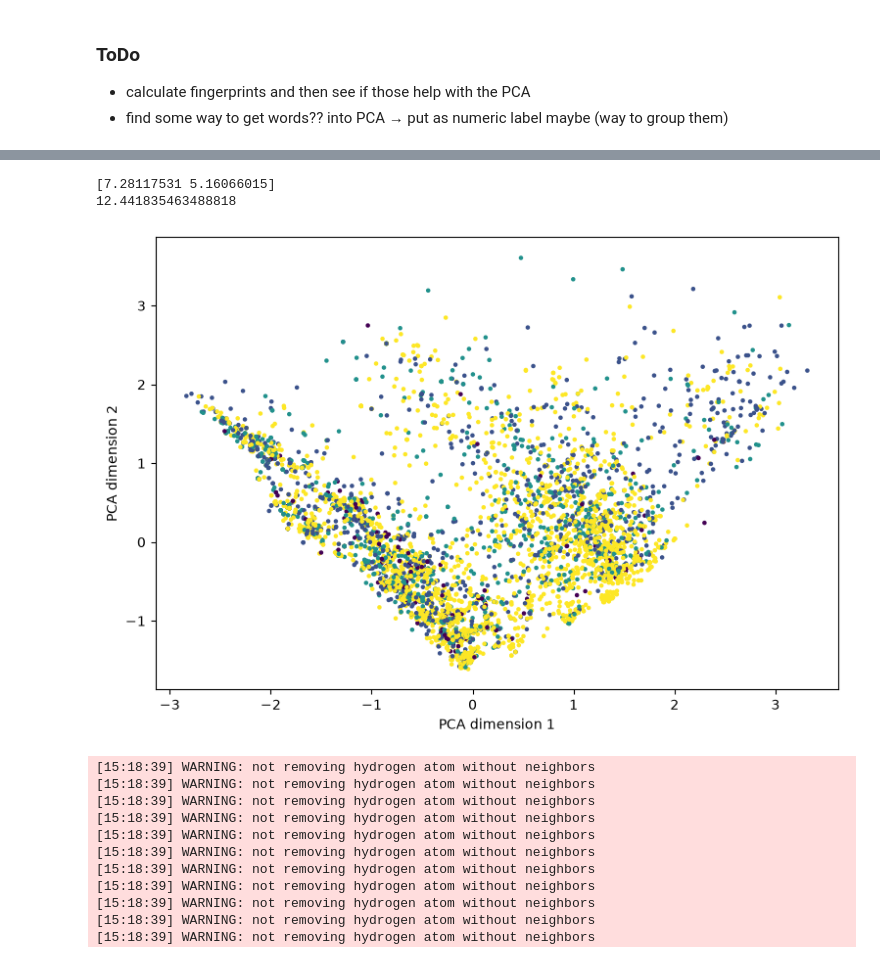
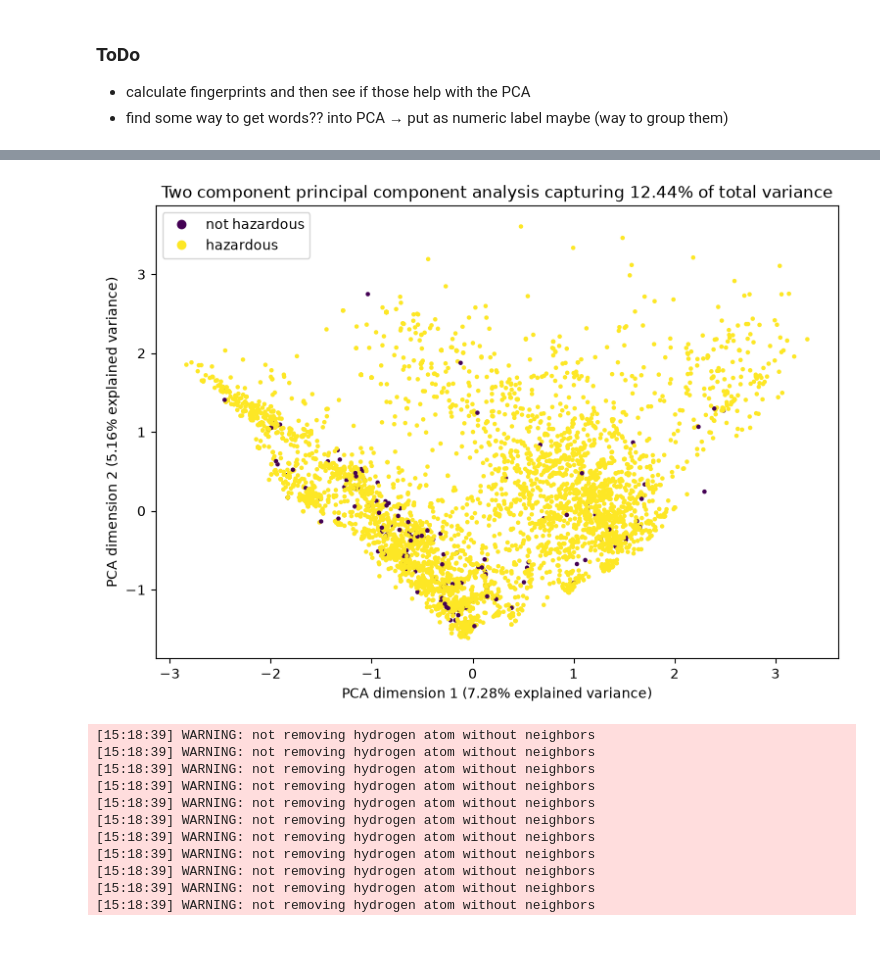
Before and after one commit to ameliehuebner/plastchem-project, a Jupyter notebook: analysis/visual.ipynb, the cells around one changed output, grey strips where cells are left out. Cells and saved outputs as stored; diff of their text form; code cells hidden in the pictures.

Commit message:
analysis update

```diff
--- a/analysis/visual.ipynb
+++ b/analysis/visual.ipynb
@@ -87,31 +85,31 @@ Name: count, dtype: int64
 # %%
 # cluster data on all information → extract feature vectures by PCA
 # some of the data is discrete, other continous → what do i do
 
 # fv, explained = extract_feature_vecs(plast_chem, n=2, [('Properties_molecular_weight'), ('Properties_exact_mass'), ('Properties_monoisotopic_mass'),
 #                                    ('Properties_tpsa'), ('Properties_complexity')])
 
 #x_scaled = StandardScaler().fit_transform(X)
+y = plast_chem_hazard_c['Hazard_information_Hazard_score'].replace(0.5,1).replace(2,1).replace(3,1)
+X = X.copy()
 fv, explained = extract_feature_vecs(X, n=2)
 
-explained = explained * 100
-
-print(explained)
-print(sum(explained))
+sum_ex = sum(explained)
 fig = plt.figure(figsize=(9,6))
 ax = fig.add_subplot()
-ax.scatter(fv[:,0], fv[:,1], s=5, c=plast_chem_hazard_c['Hazard_information_Hazard_score'])
-ax.set_xlabel('PCA dimension 1')
-ax.set_ylabel('PCA dimension 2')
-plt.show()
+scatter = ax.scatter(fv[:,0], fv[:,1], s=5, c=y)
+ax.set_xlabel(f'PCA dimension 1 ({np.round(explained[0]*100,2)}% explained variance)')
+ax.set_ylabel(f'PCA dimension 2 ({np.round(explained[1]*100,2)}% explained variance)')
+ax.set_title(f"Two component principal component analysis capturing {np.round(sum_ex*100,2)}% of total variance")
+handles, _ = scatter.legend_elements()
+ax.legend(handles=handles, labels=["not hazardous", "hazardous"])
+plt.savefig(Path.cwd() /"pca.svg")
 
 # this kind of says that fingerprints are too high dimensional to just be represented as 2D PCA
 # explains only 12% variance in total
 # and also they do not cluster into the hazard scores based on their fingerprints at all (yay)
 # %% [output]
-[7.28117531 5.16066015]
-12.441835463488818
-[figure, old version]
+[figure, new version]
 # %%
 calculate_mfps(plast_chem, 'Properties_canonical_smiles')
 # %% [output]
```
Also changed, not shown: parts of 4 cells of this notebook, 1 other file.
